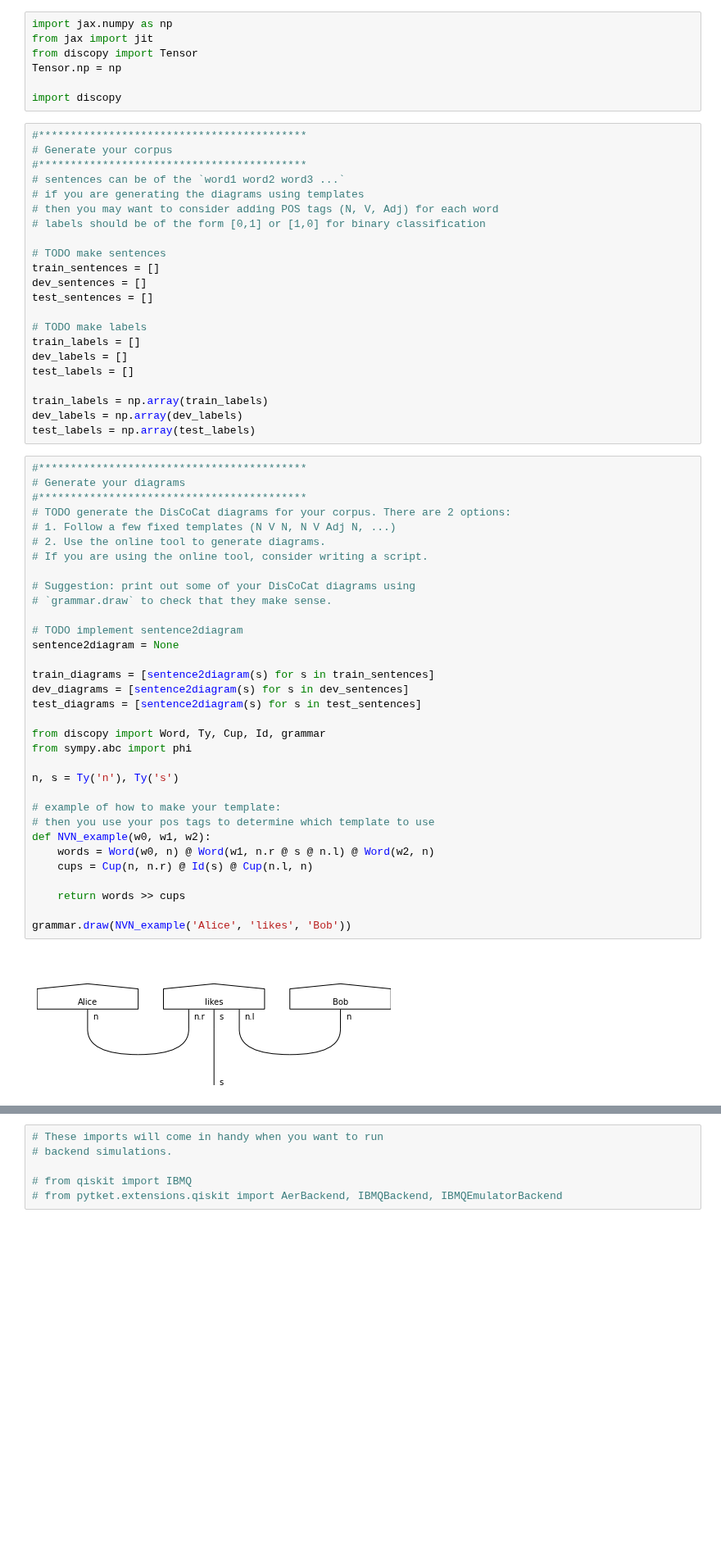
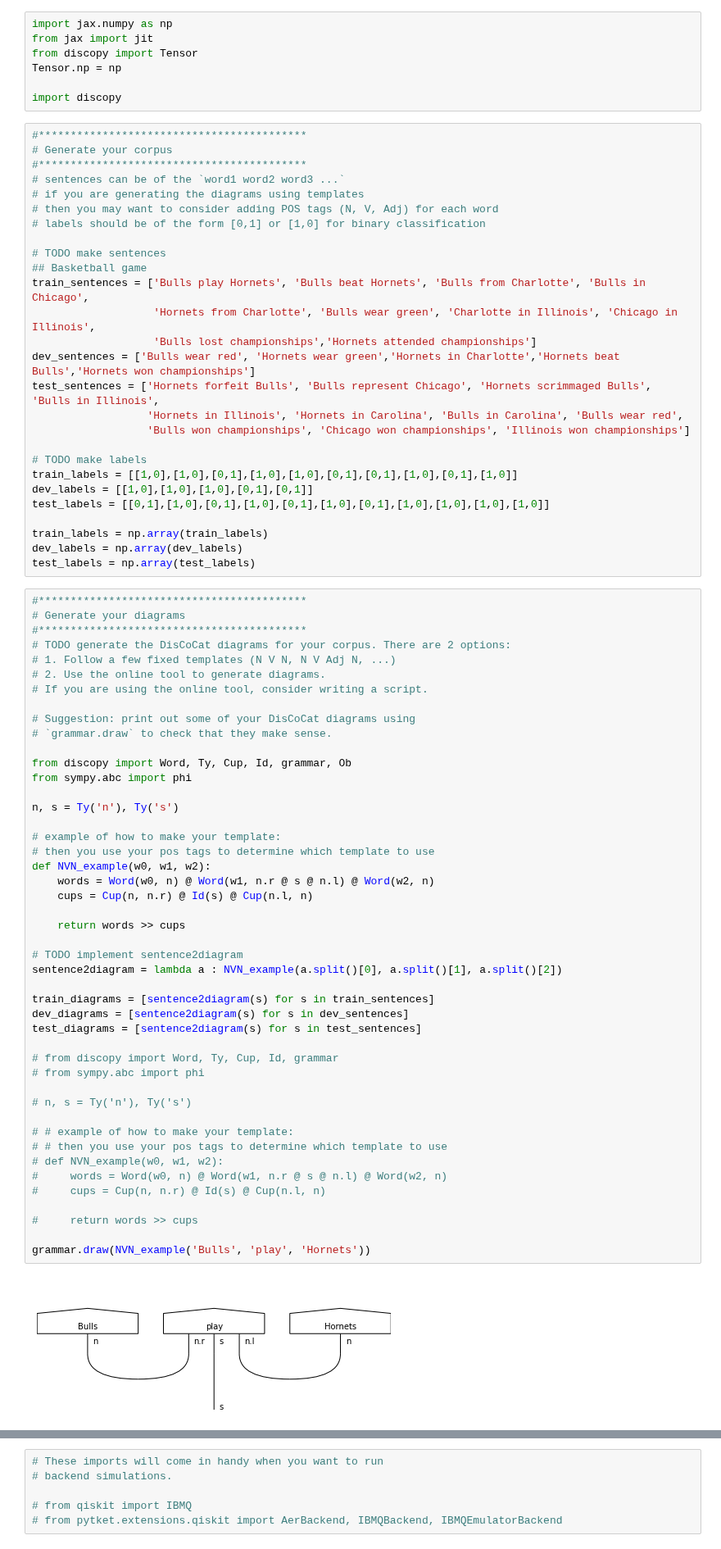
Before and after one commit to CDL-Quantum/CohortProject_2021, a Jupyter notebook: Week4_NLP/notebook.ipynb, the cells around one changed output, grey strips where cells are left out. Shown at 82% size. Saved outputs shown, nothing was run; the diff lists cells and outputs as text; blank space fills up the shorter version.

```diff
--- a/Week4_NLP/notebook.ipynb
+++ b/Week4_NLP/notebook.ipynb
@@ -15,14 +15,19 @@ import discopy
 # labels should be of the form [0,1] or [1,0] for binary classification
 
 # TODO make sentences
-train_sentences = []
-dev_sentences = []
-test_sentences = []
+## Basketball game
+train_sentences = ['Bulls play Hornets', 'Bulls beat Hornets', 'Bulls from Charlotte', 'Bulls in Chicago',
+                   'Hornets from Charlotte', 'Bulls wear green', 'Charlotte in Illinois', 'Chicago in Illinois',
+                   'Bulls lost championships','Hornets attended championships']
+dev_sentences = ['Bulls wear red', 'Hornets wear green','Hornets in Charlotte','Hornets beat Bulls','Hornets won championships']
+test_sentences = ['Hornets forfeit Bulls', 'Bulls represent Chicago', 'Hornets scrimmaged Bulls', 'Bulls in Illinois',
+                  'Hornets in Illinois', 'Hornets in Carolina', 'Bulls in Carolina', 'Bulls wear red',
+                  'Bulls won championships', 'Chicago won championships', 'Illinois won championships']
 
 # TODO make labels
-train_labels = []
-dev_labels = []
-test_labels = []
+train_labels = [[1,0],[1,0],[0,1],[1,0],[1,0],[0,1],[0,1],[1,0],[0,1],[1,0]]
+dev_labels = [[1,0],[1,0],[1,0],[0,1],[0,1]]
+test_labels = [[0,1],[1,0],[0,1],[1,0],[0,1],[1,0],[0,1],[1,0],[1,0],[1,0],[1,0]]
 
 train_labels = np.array(train_labels)
 dev_labels = np.array(dev_labels)
@@ -30,38 +35,51 @@ test_labels = np.array(test_labels)
 # %%
 #******************************************
 # Generate your diagrams
 #******************************************
 # TODO generate the DisCoCat diagrams for your corpus. There are 2 options:
 # 1. Follow a few fixed templates (N V N, N V Adj N, ...)
 # 2. Use the online tool to generate diagrams.
 # If you are using the online tool, consider writing a script.
 
 # Suggestion: print out some of your DisCoCat diagrams using
 # `grammar.draw` to check that they make sense.
 
-# TODO implement sentence2diagram
-sentence2diagram = None
-
-train_diagrams = [sentence2diagram(s) for s in train_sentences]
-dev_diagrams = [sentence2diagram(s) for s in dev_sentences]
-test_diagrams = [sentence2diagram(s) for s in test_sentences]
-
-from discopy import Word, Ty, Cup, Id, grammar
+from discopy import Word, Ty, Cup, Id, grammar, Ob
 from sympy.abc import phi
 
 n, s = Ty('n'), Ty('s')
 
 # example of how to make your template:
 # then you use your pos tags to determine which template to use
 def NVN_example(w0, w1, w2):
     words = Word(w0, n) @ Word(w1, n.r @ s @ n.l) @ Word(w2, n)
     cups = Cup(n, n.r) @ Id(s) @ Cup(n.l, n)
 
     return words >> cups
 
-grammar.draw(NVN_example('Alice', 'likes', 'Bob'))
+# TODO implement sentence2diagram
+sentence2diagram = lambda a : NVN_example(a.split()[0], a.split()[1], a.split()[2])
+
+train_diagrams = [sentence2diagram(s) for s in train_sentences]
+dev_diagrams = [sentence2diagram(s) for s in dev_sentences]
+test_diagrams = [sentence2diagram(s) for s in test_sentences]
+
+# from discopy import Word, Ty, Cup, Id, grammar
+# from sympy.abc import phi
+
+# n, s = Ty('n'), Ty('s')
+
+# # example of how to make your template:
+# # then you use your pos tags to determine which template to use
+# def NVN_example(w0, w1, w2):
+#     words = Word(w0, n) @ Word(w1, n.r @ s @ n.l) @ Word(w2, n)
+#     cups = Cup(n, n.r) @ Id(s) @ Cup(n.l, n)
+
+#     return words >> cups
+
+grammar.draw(NVN_example('Bulls', 'play', 'Hornets'))
 # %% [output]
-[figure, old version]
+[figure, new version]
 # %%
 #******************************************
 # Generate your circuits
```
Also changed, not shown: parts of 8 cells of this notebook, 3 other files.
